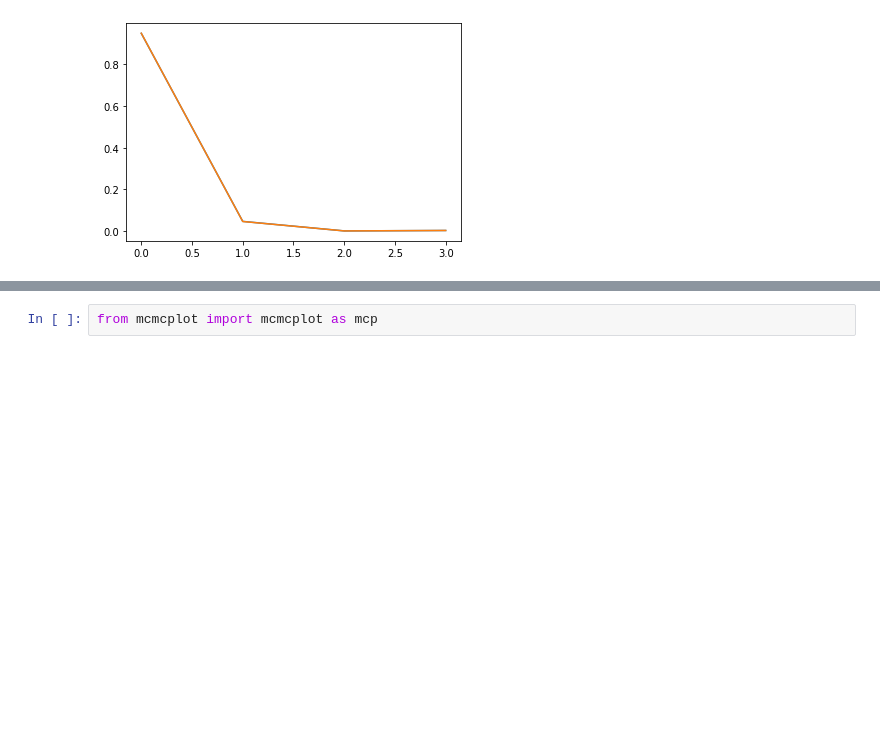
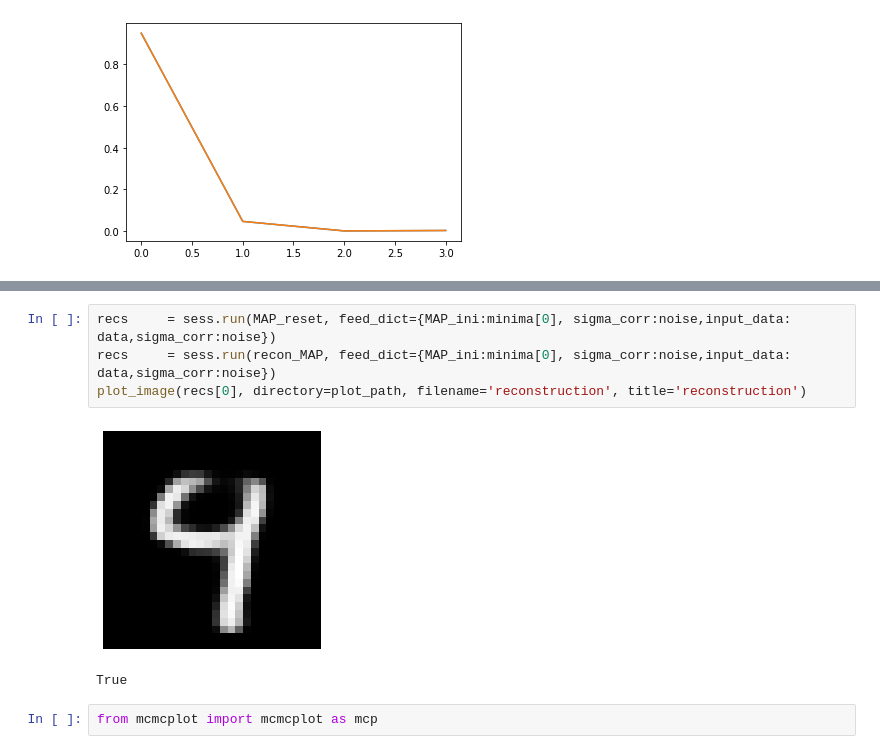
Before and after one commit to bccp/DeepUQ, a Jupyter notebook: notebooks/ImageCorruptionMNIST-solidmask4.ipynb, the cells around one changed output, grey strips where cells are left out. Cells and saved outputs as stored; diff of their text form; blank space fills up the shorter version.

```diff
--- a/notebooks/ImageCorruptionMNIST-solidmask4.ipynb
+++ b/notebooks/ImageCorruptionMNIST-solidmask4.ipynb
@@ -762,3 +764,10 @@ plt.savefig(os.path.join(params['plot_dir']+'posterior_samples_example1.pdf'),bb
+# %%
+recs     = sess.run(MAP_reset, feed_dict={MAP_ini:minima[0], sigma_corr:noise,input_data: data,sigma_corr:noise})
+recs     = sess.run(recon_MAP, feed_dict={MAP_ini:minima[0], sigma_corr:noise,input_data: data,sigma_corr:noise})
+plot_image(recs[0], directory=plot_path, filename='reconstruction', title='reconstruction')
+# %% [output]
+[figure, added]
+True
 # %%
 from mcmcplot import mcmcplot as mcp
 # %%
```
Also changed, not shown: parts of 9 cells of this notebook, 3 other files.
